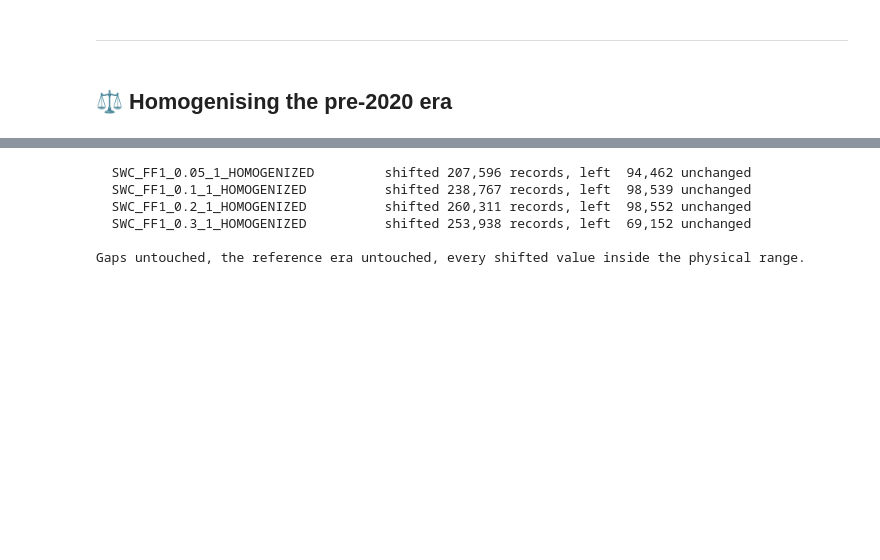
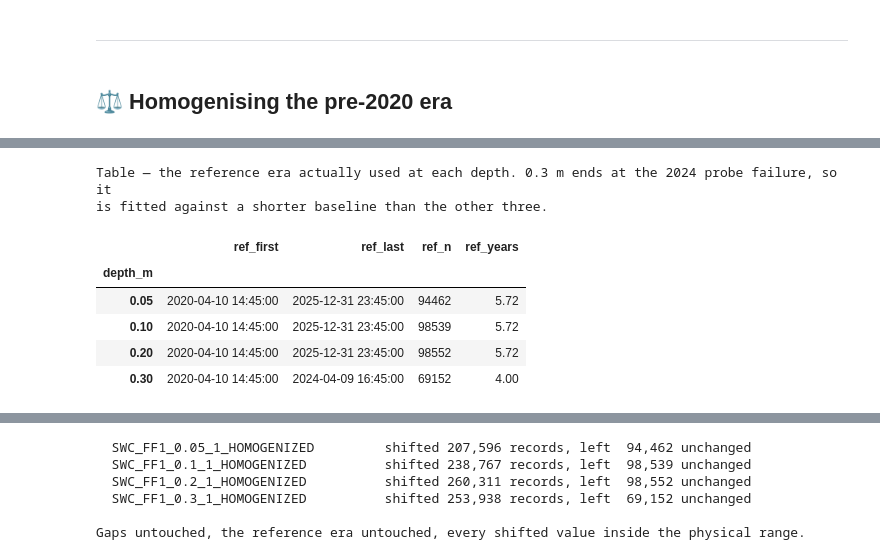
Before and after one commit to holukas/dataset_ch-lae_flux_product, a Jupyter notebook: workflow/10_METEO/30_PRODUCTS/09_METEO_SWC_FF1_2004-2025.ipynb, the cells around one changed output, grey strips where cells are left out. Drawn from its saved outputs; the diff is of its cells as text; code cells hidden in the pictures; blank space fills up the shorter version.

```diff
--- a/workflow/10_METEO/30_PRODUCTS/09_METEO_SWC_FF1_2004-2025.ipynb
+++ b/workflow/10_METEO/30_PRODUCTS/09_METEO_SWC_FF1_2004-2025.ipynb
@@ -1879,10 +1938,9 @@ season-matched estimate at all and fall back to the era's mean offset.
 # %%
-# A depth gets a homogenised column only if it carries MORE THAN ONE sensor era. Derived from the
-# flags, not declared: 0.5 m has a single era, so it gets none. Exporting a copy of its measured
-# column would invite someone to difference the two, get zero, and conclude the record is
-# homogeneous - which for 0.5 m is true, and for every other depth is not.
-HOMOG_DEPTHS = [d for d in DEPTHS
-                if len(set(swc[flagcol(d)].unique()) & set(MEASURED_FLAGS)) > 1]
+# A depth gets a homogenised column only if it carries MORE THAN ONE sensor era, re-derived from
+# the flags after the corrections above. 0.5 m has a single era, so it gets none: exporting a copy
+# of its measured column would invite someone to difference the two, get zero, and conclude the
+# record is homogeneous - true for 0.5 m, false for every other depth.
+HOMOG_DEPTHS = multi_era_depths()
 SINGLE_ERA_DEPTHS = [d for d in DEPTHS if d not in HOMOG_DEPTHS]
 print(f"homogenised columns for: {HOMOG_DEPTHS} m")
 print(f"no homogenised column for: {SINGLE_ERA_DEPTHS} m (a single sensor era - nothing to shift)\n")
@@ -1901,7 +1959,9 @@ for d in HOMOG_DEPTHS:
 _tab = pd.DataFrame({f'{d} m  era {c}': OFFSETS[d][c][0]['offset']
                      for d in HOMOG_DEPTHS for c in OFFSETS[d]})
 _tab.index.name = 'month'
-print("\nAdditive offsets applied, per calendar month [% VWC]:")
+print()
+tabcap('the additive offset applied to each non-reference era, per calendar month. Era 1 is lifted '
+       'onto the TEROS level; era 3, which reads high, is pushed down onto it.')
 display(_tab.round(2))
 # %% [output]
 homogenised columns for: ['0.05', '0.1', '0.2', '0.3'] m
@@ -1930,0 +2012,62 @@ Additive offsets applied, per calendar month [% VWC]:
+# %%
+# The reference period actually used at each depth - read off the flags, not declared.
+_rows = []
+for d in HOMOG_DEPTHS:
+    _ref = era_series(d, FLAG_TEROS_DIIVE)
+    _rows.append({'depth_m': float(d), 'ref_first': _ref.index[0], 'ref_last': _ref.index[-1],
+                  'ref_n': len(_ref),
+                  'ref_years': round((_ref.index[-1] - _ref.index[0]).days / 365.25, 2)})
+REFTAB = pd.DataFrame(_rows).set_index('depth_m')
+tabcap('the reference era actually used at each depth. 0.3 m ends at the 2024 probe failure, so it '
+       'is fitted against a shorter baseline than the other three.')
+display(REFTAB)
+
+REF_END_SHARED = REFTAB['ref_last'].min()          # the shortest reference window, i.e. 0.3 m's
+print(f"one reference period at every depth: {REFTAB['ref_last'].nunique() == 1}")
+print(f"shortest reference window ends {REF_END_SHARED} - every depth is refitted against that.\n")
+
+# Refit against a reference truncated to the shortest window and compare. Quiet, because the table
+# below is the result; NOTHING here is applied to the product.
+_rows = []
+for d in HOMOG_DEPTHS:
+    _src = era_series(d, FLAG_EC20_MST)
+    _ref_full = era_series(d, FLAG_TEROS_DIIVE)
+    _t_full, _mean_full = derive_monthly_offsets(_src, _ref_full, d, verbose=False)
+    _t_trunc, _mean_trunc = derive_monthly_offsets(_src, _ref_full.loc[:REF_END_SHARED], d,
+                                                   verbose=False)
+    _rows.append({'depth_m': float(d), 'mean_offset_full': _mean_full,
+                  'mean_offset_truncated': _mean_trunc,
+                  'mean_shift': _mean_trunc - _mean_full,
+                  'max_abs_monthly_shift': float((_t_trunc['offset'] - _t_full['offset']).abs().max())})
+BASELINE = pd.DataFrame(_rows).set_index('depth_m').round(3)
+tabcap('how far each depth\'s offsets move when the reference is truncated to 0.3 m\'s window. '
+       'This is the size of the cross-depth baseline difference the _HOMOGENIZED columns carry, '
+       'and a lower bound on how much of a monthly offset is the years sampled rather than the '
+       'instruments compared.')
+display(BASELINE)
+
+# The control: for the depth that DEFINES the shortest window the truncated reference is the full
+# one, so its shift must be exactly zero. Found from the table rather than assumed to be 0.3 m - if
+# a re-screening ever makes another depth the shortest, the control moves with it.
+_ctrl = REFTAB.index[REFTAB['ref_last'] == REF_END_SHARED]
+assert len(_ctrl) >= 1, "no depth defines the shortest reference window - REFTAB is inconsistent"
+for _d in _ctrl:
+    assert abs(float(BASELINE.loc[_d, 'mean_shift'])) < 1e-9, (
+        f"{_d} m moved when its own reference was 'truncated' to its own end - the truncation is "
+        f"not doing what this section says it does")
+
+print(f"control: {list(_ctrl)} m define the shortest window and shift by exactly 0, as they must.")
+print(f"Truncating the reference to {REF_END_SHARED.date()} moves a depth's mean offset by at most "
+      f"{BASELINE['mean_shift'].abs().max():.2f} % VWC,\nand a single calendar month by at most "
+      f"{BASELINE['max_abs_monthly_shift'].max():.2f} % VWC. Reported, not corrected: giving 0.3 m "
+      f"the same\nwindow as the others means folding its 2025 replacement probe into the level it "
+      f"is measured against.")
+# %% [output]
+Table — the reference era actually used at each depth. 0.3 m ends at the 2024 probe failure, so it
+is fitted against a shorter baseline than the other three.
+|  | ref_first | ref_last | ref_n | ref_years |
+| depth_m |  |  |  |  |
+| 0.05 | 2020-04-10 14:45:00 | 2025-12-31 23:45:00 | 94462 | 5.72 |
+| 0.10 | 2020-04-10 14:45:00 | 2025-12-31 23:45:00 | 98539 | 5.72 |
+| 0.20 | 2020-04-10 14:45:00 | 2025-12-31 23:45:00 | 98552 | 5.72 |
+| 0.30 | 2020-04-10 14:45:00 | 2024-04-09 16:45:00 | 69152 | 4.00 |
```
Also changed, not shown: parts of 69 cells of this notebook.
